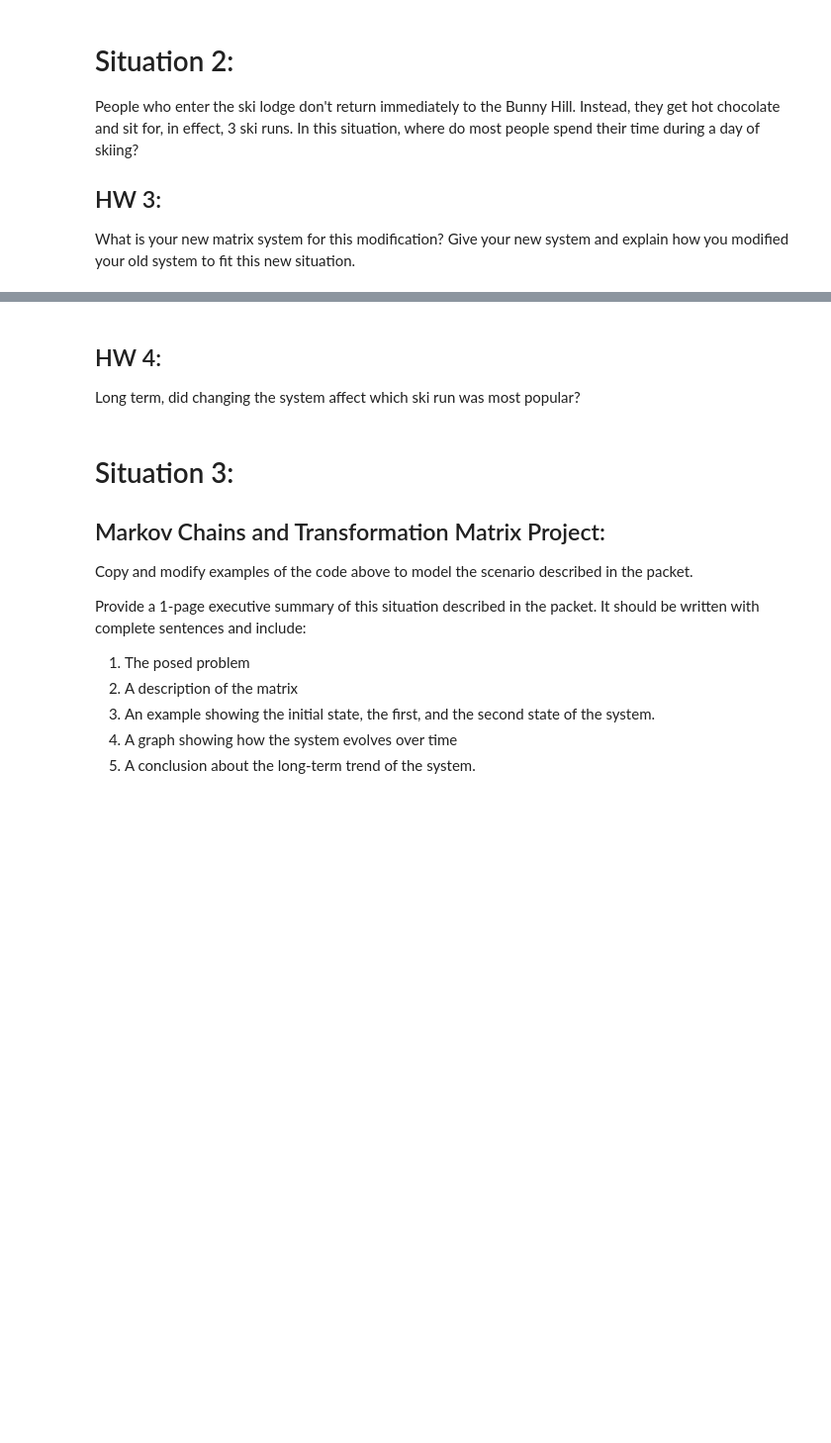
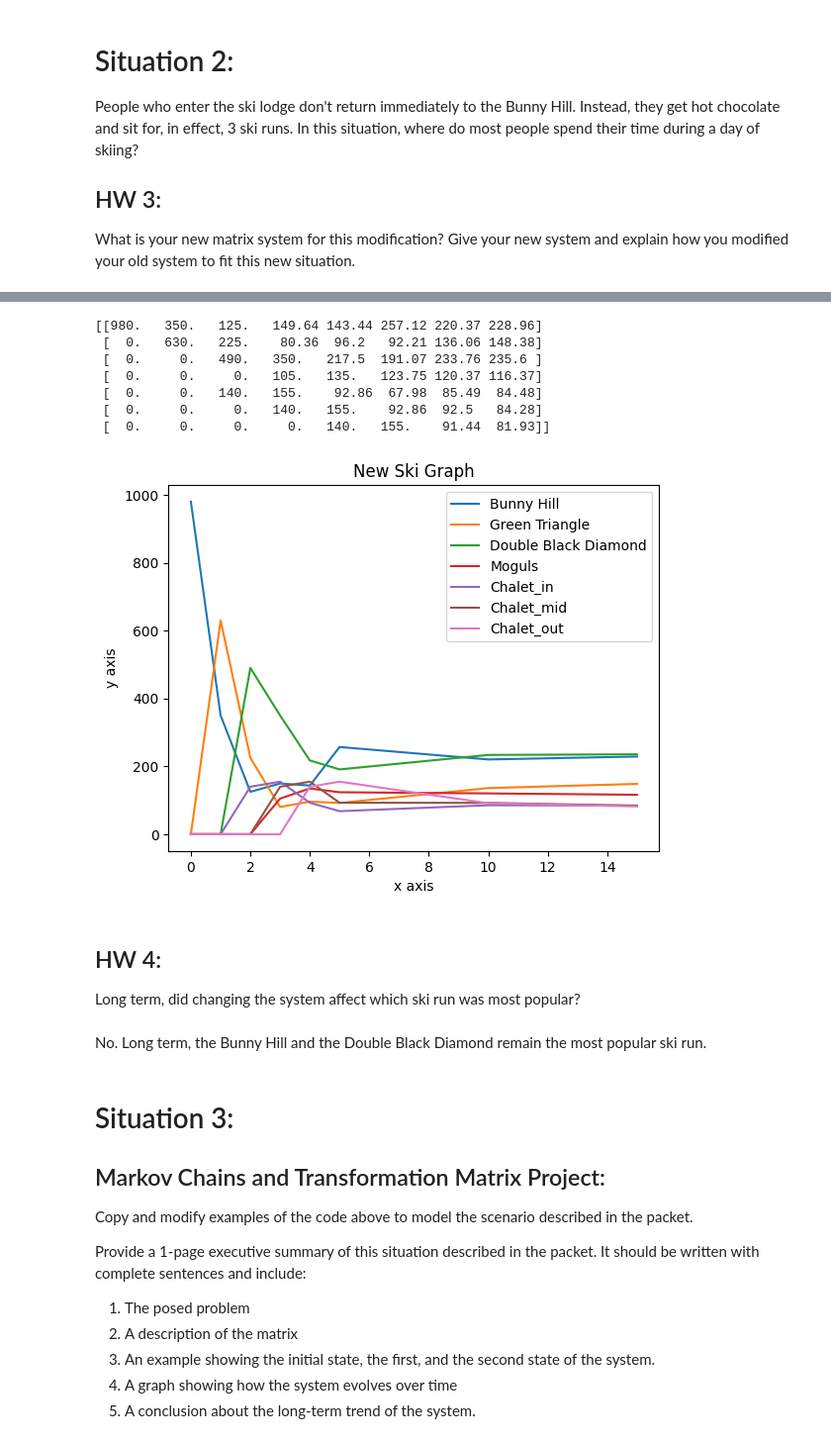
Before and after one commit to JosephKnopp/Math311_Linear_Algebra_Projects_JosephKnopp, a Jupyter notebook: The_Ski_Hill_Transition_Matrices_and_Markov_Chains_Joseph_T_Knopp.ipynb, the cells around one changed output, grey strips where cells are left out. Shown: that part at 99% size. Drawn from its saved outputs; the diff is of its cells as text; code cells hidden in the pictures; blank space fills up the shorter version.

```diff
--- a/The_Ski_Hill_Transition_Matrices_and_Markov_Chains_Joseph_T_Knopp.ipynb
+++ b/The_Ski_Hill_Transition_Matrices_and_Markov_Chains_Joseph_T_Knopp.ipynb
@@ -209,3 +228,13 @@ People who enter the ski lodge don't return immediately to the Bunny Hill. Inste
 ## HW 3:
 
 What is your new matrix system for this modification?  Give your new system and explain how you modified your old system to fit this new situation.
+# %%
+# create the matrix M:
+M = np.matrix([[50/140, 0, 30/140, 20/140, 0, 0, 1],
+               [90/140, 0, 0, 0, 0, 0, 0],
+               [0, 70/90, 50/140, 40/140, 0, 0, 0],
+               [0, 0, 30/140, 80/140, 0, 0, 0],
+               [0, 20/90, 30/140, 0, 0, 0, 0],
+               [0, 0, 0, 0, 1, 0, 0],
+               [0, 0, 0, 0, 0, 1, 0]])
+M
@@ -212,7 +305,47 @@ What is your new matrix system for this modification?  Give your new system and
+# %%
+#  The initial state of the system:
+x0 = np.matrix([[980], [0], [0], [0], [0], [0], [0]])
+
+#Make a matrix, where each column is the result
+#of applying the matrix multiple times to the initial state x0:
+
+X = np.c_[x0, M*x0, M**2 * x0, M**3 * x0, M**4 * x0, M**5 * x0, M**10 * x0, M**15 * x0]
+
+#print out the X matrix, rounding the entries to 2 decimal places
+print(X.round(2))
+
+import matplotlib.pyplot as plt
+
+x  = [0, 1, 2, 3, 4, 5, 10, 15]
+plt.plot(x, np.array(X[0])[0], label="Bunny Hill")
+plt.plot(x, np.array(X[1])[0], label="Green Triangle")
+plt.plot(x, np.array(X[2])[0], label="Double Black Diamond")
+plt.plot(x, np.array(X[3])[0], label="Moguls")
+plt.plot(x, np.array(X[4])[0], label="Chalet_in")
+plt.plot(x, np.array(X[5])[0], label="Chalet_mid")
+plt.plot(x, np.array(X[6])[0], label="Chalet_out")
+plt.plot()
+
+plt.xlabel("x axis")  # Update this label
+plt.ylabel("y axis")  # Update this label
+plt.title("New Ski Graph")  # Update the title
+plt.legend()
+plt.show()
+# %% [output]
+[[980.   350.   125.   149.64 143.44 257.12 220.37 228.96]
+ [  0.   630.   225.    80.36  96.2   92.21 136.06 148.38]
+ [  0.     0.   490.   350.   217.5  191.07 233.76 235.6 ]
+ [  0.     0.     0.   105.   135.   123.75 120.37 116.37]
+ [  0.     0.   140.   155.    92.86  67.98  85.49  84.48]
+ [  0.     0.     0.   140.   155.    92.86  92.5   84.28]
+ [  0.     0.     0.     0.   140.   155.    91.44  81.93]]
+[figure, added]
 # %% [markdown]
 ## HW 4:
 
 Long term, did changing the system affect which ski run was most popular?
+# %% [markdown]
+No. Long term, the Bunny Hill and the Double Black Diamond remain the most popular ski run.
 # %% [markdown]
 # Situation 3:
 
```
Also changed, not shown: parts of 11 cells of this notebook.
